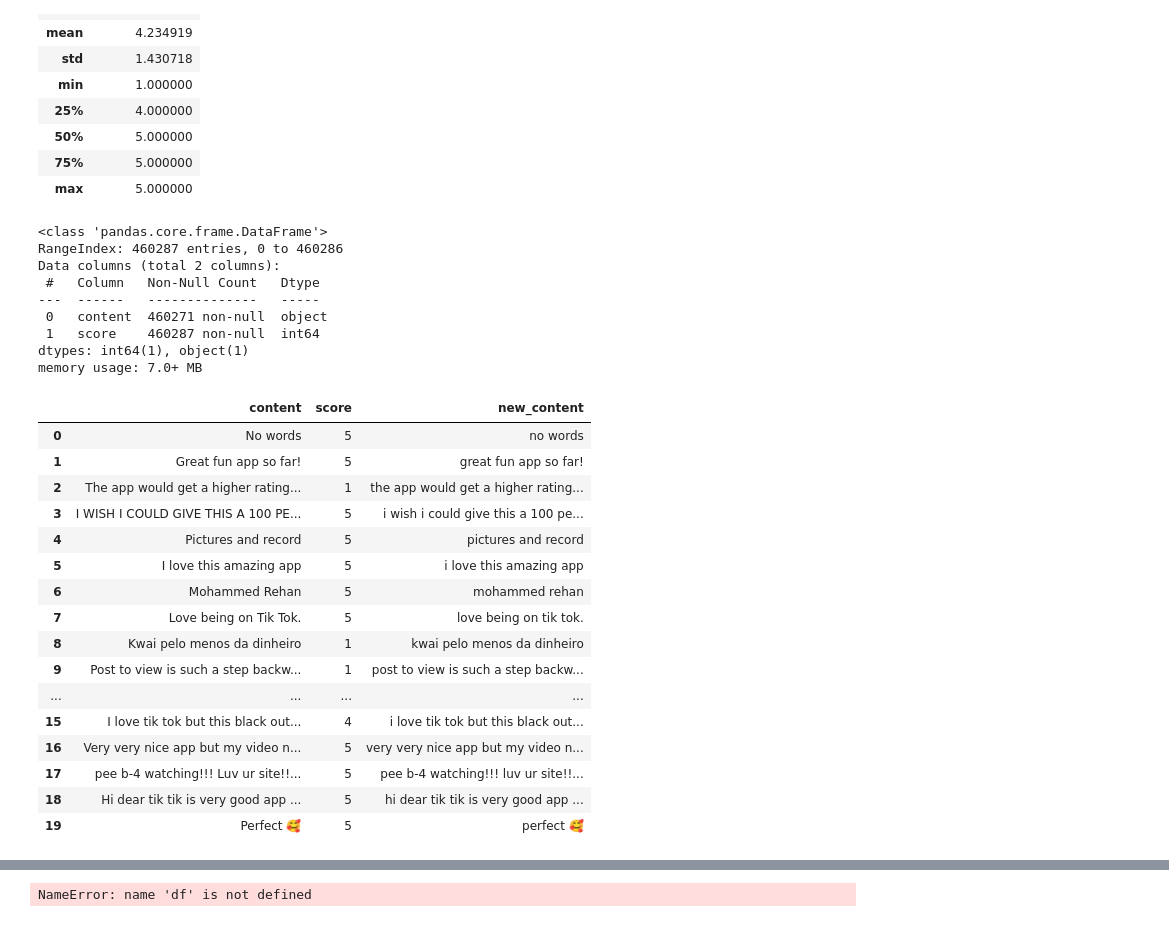
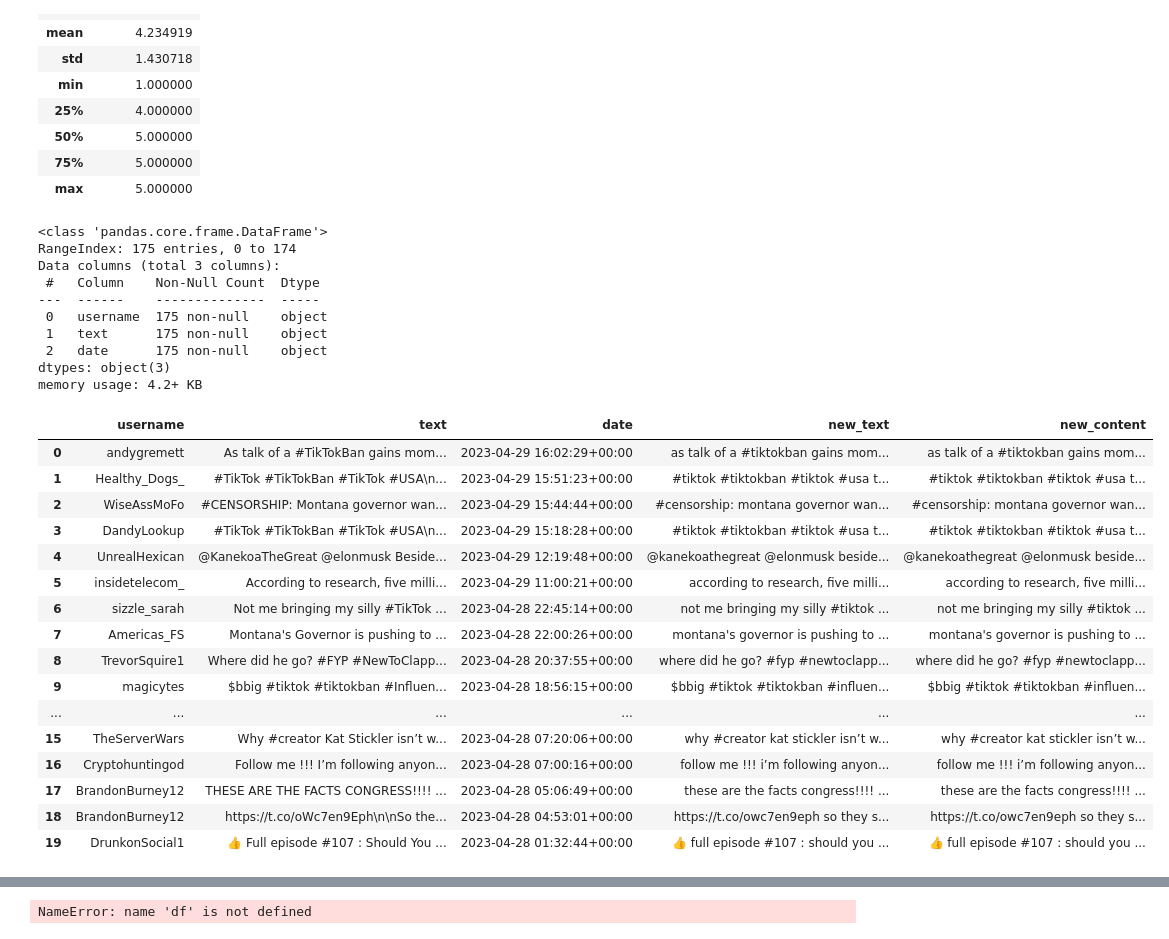
Before and after one commit to XingyuChenTim/project-port, a Jupyter notebook: clustering_lda.ipynb, the cells around one changed output, grey strips where cells are left out. Drawn from its saved outputs; the diff is of its cells as text; code cells hidden in the pictures.

```diff
--- a/clustering_lda.ipynb
+++ b/clustering_lda.ipynb
@@ -50,8 +50,8 @@ words = set(nltk.corpus.words.words())
 [nltk_data]     /Users/xingyuchen0810/nltk_data...
 [nltk_data]   Package words is already up-to-date!
 # %%
-filename="data/tiktok_google_play_reviews.csv"
-smalldata=pd.read_csv(filename)
+filename="tiktokban_tweets.csv"
+df=pd.read_csv(filename)
 # %%
 df = smalldata[['content', 'score']]
 df.describe()
@@ -69,37 +69,38 @@ df.describe()
 df.info()
 # %% [output]
 <class 'pandas.core.frame.DataFrame'>
-RangeIndex: 460287 entries, 0 to 460286
-Data columns (total 2 columns):
- #   Column   Non-Null Count   Dtype
----  ------   --------------   -----
- 0   content  460271 non-null  object
- 1   score    460287 non-null  int64
-dtypes: int64(1), object(1)
-memory usage: 7.0+ MB
+RangeIndex: 175 entries, 0 to 174
+Data columns (total 3 columns):
+ #   Column    Non-Null Count  Dtype
+---  ------    --------------  -----
+ 0   username  175 non-null    object
+ 1   text      175 non-null    object
+ 2   date      175 non-null    object
+dtypes: object(3)
+memory usage: 4.2+ KB
 # %%
-df = df[df['content'].notnull()]
+df = df[df['text'].notnull()]
 # %%
 nlp = spacy.load("en_core_web_sm")
-# lower case
-df['new_content'] = df['content'].apply(lambda x: " ".join(x.lower() for x in x.split()))
+# lower cas
+df['new_content'] = df['text'].apply(lambda x: " ".join(x.lower() for x in x.split()))
 df.head(20)
 # %% [output]
-|  | content | score | new_content |
-| 0 | No words | 5 | no words |
-| 1 | Great fun app so far! | 5 | great fun app so far! |
-| 2 | The app would get a higher rating... | 1 | the app would get a higher rating... |
-| 3 | I WISH I COULD GIVE THIS A 100 PE... | 5 | i wish i could give this a 100 pe... |
-| 4 | Pictures and record | 5 | pictures and record |
-| 5 | I love this amazing app | 5 | i love this amazing app |
-| 6 | Mohammed Rehan | 5 | mohammed rehan |
-| 7 | Love being on Tik Tok. | 5 | love being on tik tok. |
-| 8 | Kwai pelo menos da dinheiro | 1 | kwai pelo menos da dinheiro |
-| 9 | Post to view is such a step backw... | 1 | post to view is such a step backw... |
-| ... | ... | ... | ... |
-| 15 | I love tik tok but this black out... | 4 | i love tik tok but this black out... |
-| 16 | Very very nice app but my video n... | 5 | very very nice app but my video n... |
-| 17 | pee b-4 watching!!! Luv ur site!!... | 5 | pee b-4 watching!!! luv ur site!!... |
-| 18 | Hi dear tik tik is very good app ... | 5 | hi dear tik tik is very good app ... |
-| 19 | Perfect 🥰 | 5 | perfect 🥰 |
+|  | username | text | date | new_text | new_content |
+| 0 | andygremett | As talk of a #TikTokBan gains mom... | 2023-04-29 16:02:29+00:00 | as talk of a #tiktokban gains mom... | as talk of a #tiktokban gains mom... |
+| 1 | Healthy_Dogs_ | #TikTok #TikTokBan #TikTok #USA\n... | 2023-04-29 15:51:23+00:00 | #tiktok #tiktokban #tiktok #usa t... | #tiktok #tiktokban #tiktok #usa t... |
+| 2 | WiseAssMoFo | #CENSORSHIP: Montana governor wan... | 2023-04-29 15:44:44+00:00 | #censorship: montana governor wan... | #censorship: montana governor wan... |
+| 3 | DandyLookup | #TikTok #TikTokBan #TikTok #USA\n... | 2023-04-29 15:18:28+00:00 | #tiktok #tiktokban #tiktok #usa t... | #tiktok #tiktokban #tiktok #usa t... |
+| 4 | UnrealHexican | @KanekoaTheGreat @elonmusk Beside... | 2023-04-29 12:19:48+00:00 | @kanekoathegreat @elonmusk beside... | @kanekoathegreat @elonmusk beside... |
+| 5 | insidetelecom_ | According to research, five milli... | 2023-04-29 11:00:21+00:00 | according to research, five milli... | according to research, five milli... |
+| 6 | sizzle_sarah | Not me bringing my silly #TikTok ... | 2023-04-28 22:45:14+00:00 | not me bringing my silly #tiktok ... | not me bringing my silly #tiktok ... |
+| 7 | Americas_FS | Montana's Governor is pushing to ... | 2023-04-28 22:00:26+00:00 | montana's governor is pushing to ... | montana's governor is pushing to ... |
+| 8 | TrevorSquire1 | Where did he go? #FYP #NewToClapp... | 2023-04-28 20:37:55+00:00 | where did he go? #fyp #newtoclapp... | where did he go? #fyp #newtoclapp... |
+| 9 | magicytes | $bbig #tiktok #tiktokban #Influen... | 2023-04-28 18:56:15+00:00 | $bbig #tiktok #tiktokban #influen... | $bbig #tiktok #tiktokban #influen... |
+| ... | ... | ... | ... | ... | ... |
+| 15 | TheServerWars | Why #creator Kat Stickler isn’t w... | 2023-04-28 07:20:06+00:00 | why #creator kat stickler isn’t w... | why #creator kat stickler isn’t w... |
+| 16 | Cryptohuntingod | Follow me !!! I’m following anyon... | 2023-04-28 07:00:16+00:00 | follow me !!! i’m following anyon... | follow me !!! i’m following anyon... |
+| 17 | BrandonBurney12 | THESE ARE THE FACTS CONGRESS!!!! ... | 2023-04-28 05:06:49+00:00 | these are the facts congress!!!! ... | these are the facts congress!!!! ... |
+| 18 | BrandonBurney12 | https://t.co/oWc7en9Eph\n\nSo the... | 2023-04-28 04:53:01+00:00 | https://t.co/owc7en9eph so they s... | https://t.co/owc7en9eph so they s... |
+| 19 | DrunkonSocial1 | 👍 Full episode #107 : Should You ... | 2023-04-28 01:32:44+00:00 | 👍 full episode #107 : should you ... | 👍 full episode #107 : should you ... |
 # %%
```
Also changed, not shown: parts of 12 cells of this notebook, 26 other files.
